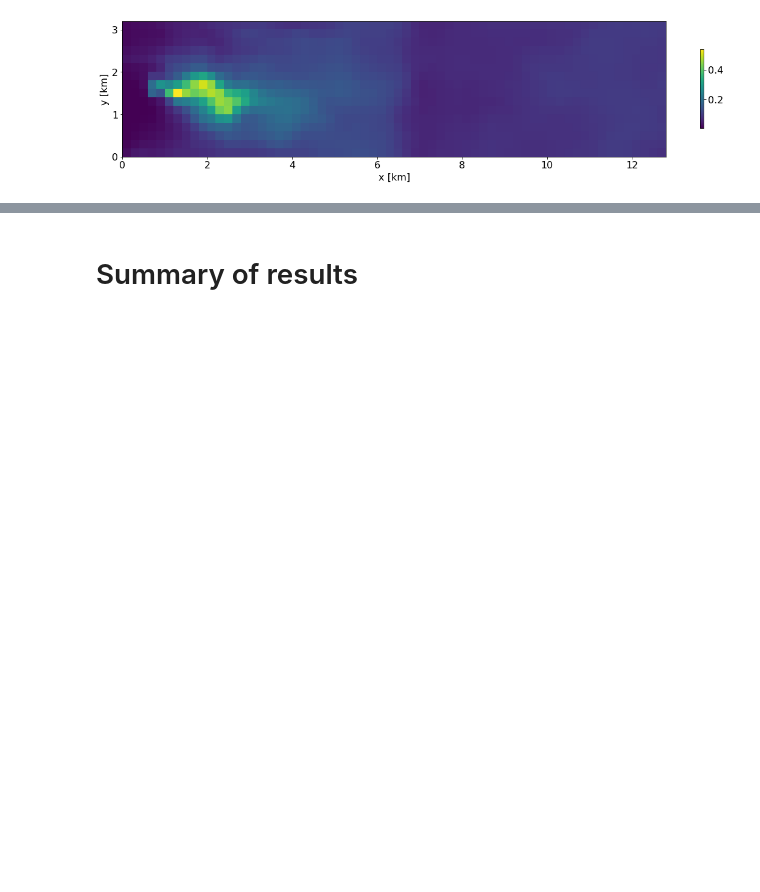
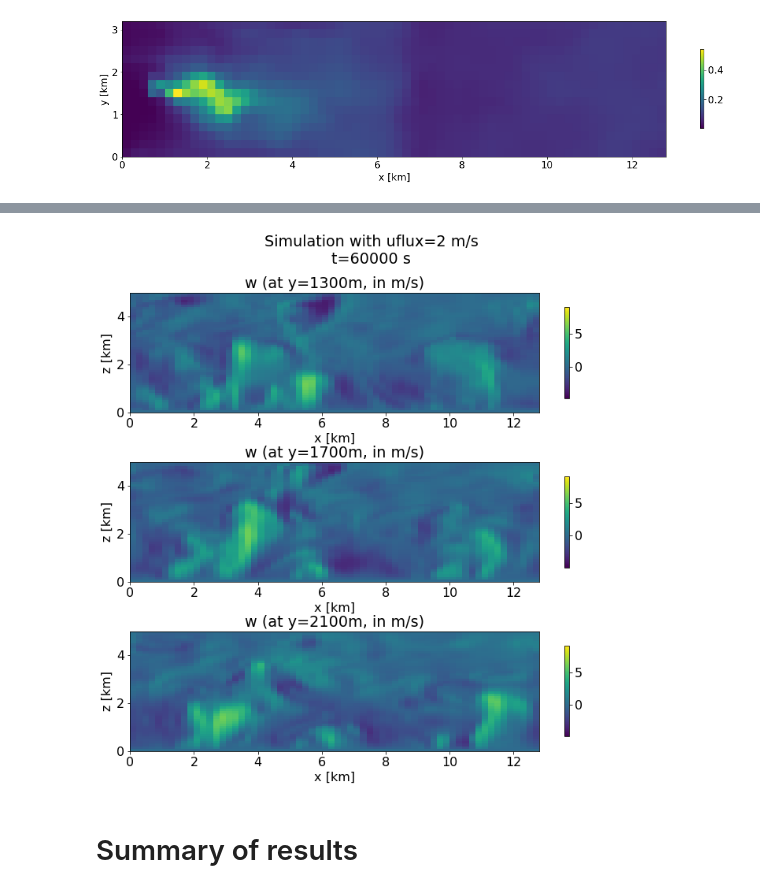
Before and after one commit to GeorgTrede/microhh, a Jupyter notebook: cases/jaenschwalde/jaenschwalde_eval.ipynb, the cells around one changed output, grey strips where cells are left out. Cells and saved outputs as stored; diff of their text form; code cells hidden in the pictures; blank space fills up the shorter version.

```diff
--- a/cases/jaenschwalde/jaenschwalde_eval.ipynb
+++ b/cases/jaenschwalde/jaenschwalde_eval.ipynb
@@ -281,3 +284,32 @@ array([1.8344321])
+# %%
+i=200
+plt.figure(figsize=(10, 10))
+plt.suptitle(f"Simulation with uflux={uflux} m/s\nt={i*300} s")
+plt.subplot(3, 1, 1)
+plt.imshow(w[i, :, 0, :], origin="lower", vmin=w_min, vmax=w_max, extent=[0, 12.8, 0, 5.0],
+aspect=0.75)
+plt.title(f"w (at y={int(y[0])}m, in m/s)")
+plt.xlabel("x [km]")
+plt.ylabel("z [km]")
+plt.colorbar(shrink=0.7)
+plt.subplot(3, 1, 2)
+plt.imshow(w[i, :, 1, :], origin="lower", vmin=w_min, vmax=w_max, extent=[0, 12.8, 0, 5.0],
+aspect=0.75)
+plt.title(f"w (at y={int(y[1])}m, in m/s)")
+plt.xlabel("x [km]")
+plt.ylabel("z [km]")
+plt.colorbar(shrink=0.7)
+plt.subplot(3, 1, 3)
+plt.imshow(w[i, :, 2, :], origin="lower", vmin=w_min, vmax=w_max, extent=[0, 12.8, 0, 5.0],
+aspect=0.75)
+plt.title(f"w (at y={int(y[2])}m, in m/s)")
+plt.xlabel("x [km]")
+plt.ylabel("z [km]")
+plt.colorbar(shrink=0.7)
+plt.tight_layout()
+plt.show()
+# %% [output]
+[figure, added]
 # %% [markdown]
 # Summary of results
 # %%
```
Also changed, not shown: parts of 11 cells of this notebook, 22 other files.
